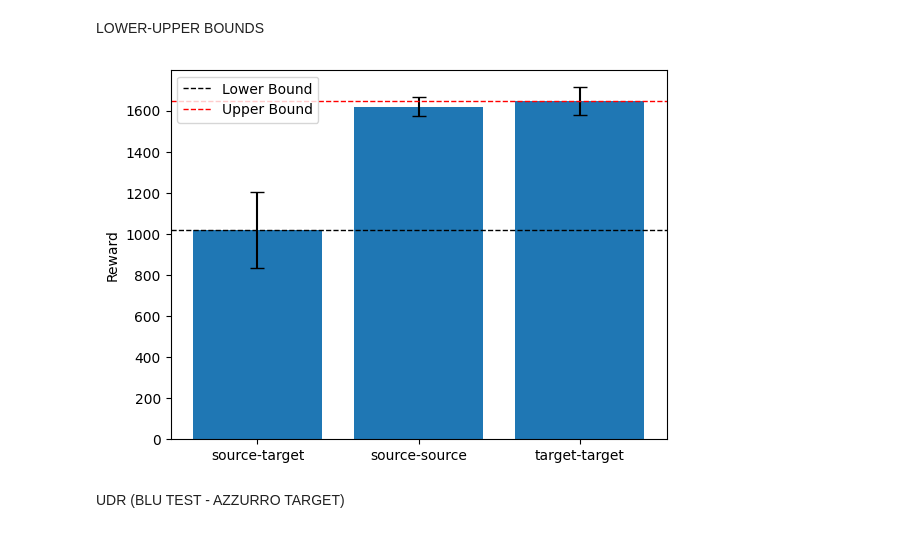
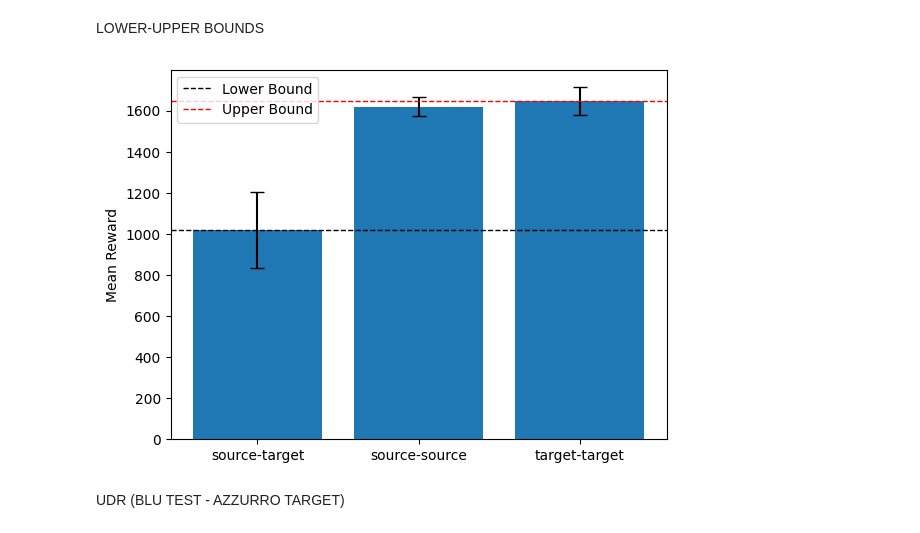
Before and after one commit to florentin1304/robotlearning_project, a Jupyter notebook: plots.ipynb, the cells around one changed output. Saved outputs shown, nothing was run; the diff lists cells and outputs as text; code cells hidden in the pictures.

```diff
--- a/plots.ipynb
+++ b/plots.ipynb
@@ -12,35 +12,35 @@ upper_bound = os.path.join(test_log_dir, "ppo_target_test_on_target.txt")
 source_source = os.path.join(test_log_dir, "ppo_source_test_on_source.txt")
 file_paths = [lower_bound, source_source, upper_bound]
 test_mean = []
 test_var =  []
 
 
 for i in range(len(file_paths)):
     file = open(file_paths[i], 'r')
     content = file.read()
     test_mean.append(re.search(r'\d+\.\d+', content.split("\n")[2]).group())
     test_var.append(re.search(r'\d+\.\d+', content.split("\n")[3]).group())
     file.close()
 
 test_mean = [float(x) for x in test_mean]
 test_var = [float(x) for x in test_var]
 h = len(test_mean)
 
 labels = ['source-target', 'source-source', 'target-target']
 LOWER_BOUND = test_mean[0]
 UPPER_BOUND = test_mean[2]
 plt.bar( range(h), test_mean, tick_label=labels, yerr=test_var, capsize=5, color=['tab:blue', 'tab:blue', 'tab:blue'])
 plt.axhline(y=LOWER_BOUND, color='black', linestyle='--', linewidth=1, label='Lower Bound')
 plt.axhline(y=UPPER_BOUND, color='red', linestyle='--', linewidth=1, label='Upper Bound')
 
 # plt.title('sim-to-real bounds')
-plt.ylabel('Reward')
+plt.ylabel('Mean Reward')
 plt.yticks()
 plt.legend()
 
 plt.show()
 # %% [output]
-[figure, old version]
+[figure, new version]
 # %% [markdown]
 UDR (BLU TEST - AZZURRO TARGET)
 # %%
```
Also changed, not shown: parts of 3 cells of this notebook.
